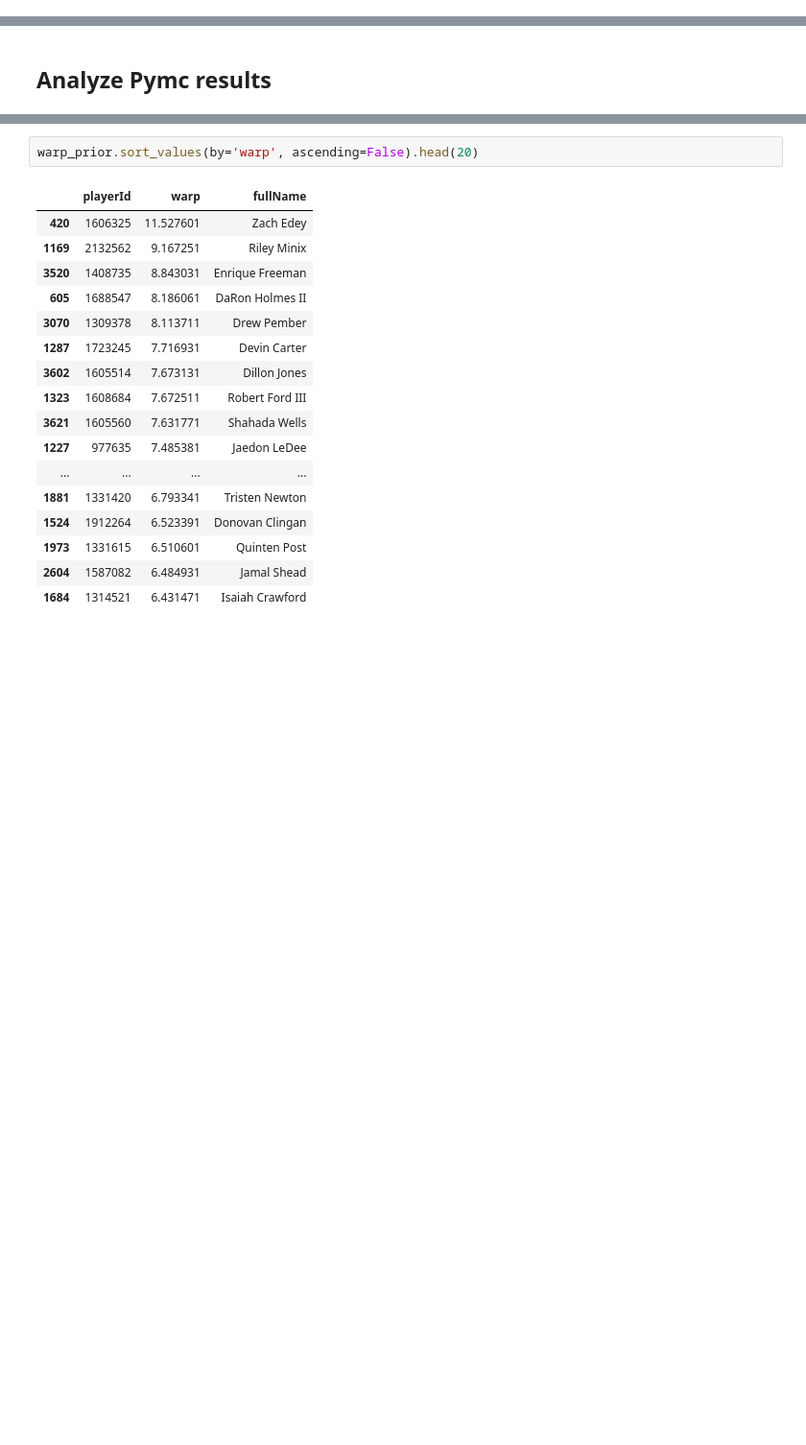
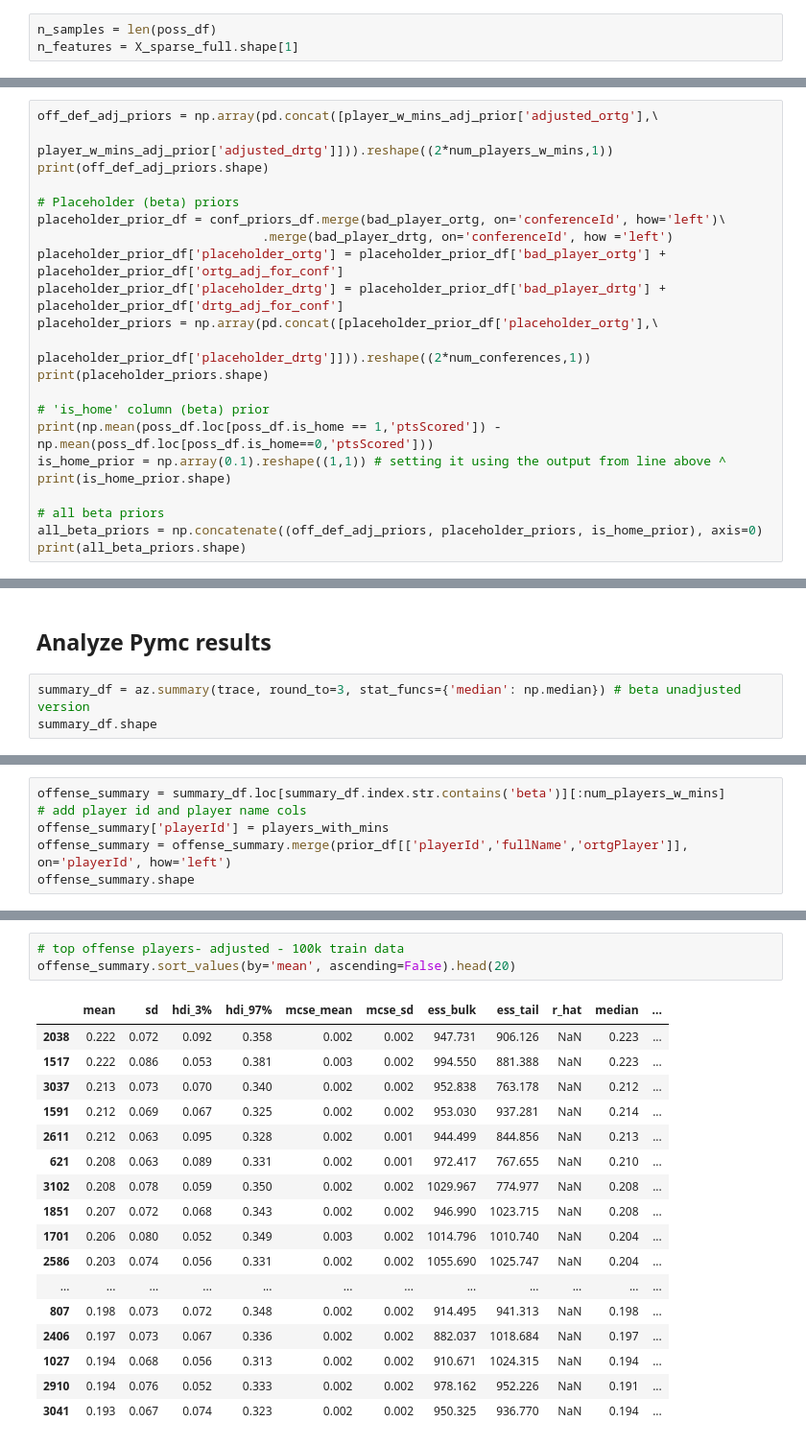
Before and after one commit to fshemaj/Machine-Learning-Project, a Jupyter notebook: CBB_RAPM/CBB_Rapm_Bayesian_Model.ipynb, the cells around one changed output, grey strips where cells are left out. Shown at 96% size. Saved outputs shown, nothing was run; the diff lists cells and outputs as text; blank space fills up the shorter version.

```diff
--- a/CBB_RAPM/CBB_Rapm_Bayesian_Model.ipynb
+++ b/CBB_RAPM/CBB_Rapm_Bayesian_Model.ipynb
@@ -2921,0 +3436,3 @@ poss_df = bq.query(poss_query).to_dataframe()
+# %%
+n_samples = len(poss_df)
+n_features = X_sparse_full.shape[1]
@@ -2921,0 +3503,22 @@ poss_df = bq.query(poss_query).to_dataframe()
+# %%
+off_def_adj_priors = np.array(pd.concat([player_w_mins_adj_prior['adjusted_ortg'],\
+                                     player_w_mins_adj_prior['adjusted_drtg']])).reshape((2*num_players_w_mins,1))
+print(off_def_adj_priors.shape)
+
+# Placeholder (beta) priors
+placeholder_prior_df = conf_priors_df.merge(bad_player_ortg, on='conferenceId', how='left')\
+                              .merge(bad_player_drtg, on='conferenceId', how ='left')
+placeholder_prior_df['placeholder_ortg'] = placeholder_prior_df['bad_player_ortg'] + placeholder_prior_df['ortg_adj_for_conf']
+placeholder_prior_df['placeholder_drtg'] = placeholder_prior_df['bad_player_drtg'] + placeholder_prior_df['drtg_adj_for_conf']
+placeholder_priors = np.array(pd.concat([placeholder_prior_df['placeholder_ortg'],\
+                                     placeholder_prior_df['placeholder_drtg']])).reshape((2*num_conferences,1))
+print(placeholder_priors.shape)
+
+# 'is_home' column (beta) prior
+print(np.mean(poss_df.loc[poss_df.is_home == 1,'ptsScored']) - np.mean(poss_df.loc[poss_df.is_home==0,'ptsScored']))
+is_home_prior = np.array(0.1).reshape((1,1)) # setting it using the output from line above ^
+print(is_home_prior.shape)
+
+# all beta priors
+all_beta_priors = np.concatenate((off_def_adj_priors, placeholder_priors, is_home_prior), axis=0)
+print(all_beta_priors.shape)
@@ -2922,2 +3696,5 @@ poss_df = bq.query(poss_query).to_dataframe()
 # %% [markdown]
 ## Analyze Pymc results
+# %%
+summary_df = az.summary(trace, round_to=3, stat_funcs={'median': np.median}) # beta unadjusted version
+summary_df.shape
@@ -2923,0 +3704,6 @@ poss_df = bq.query(poss_query).to_dataframe()
+# %%
+offense_summary = summary_df.loc[summary_df.index.str.contains('beta')][:num_players_w_mins]
+# add player id and player name cols
+offense_summary['playerId'] = players_with_mins
+offense_summary = offense_summary.merge(prior_df[['playerId','fullName','ortgPlayer']], on='playerId', how='left')
+offense_summary.shape
@@ -2945,20 +3867,21 @@ offense_summary.sort_values(by='mean', ascending=False).head(20).merge(warp_prio
 # %%
-warp_prior.sort_values(by='warp', ascending=False).head(20)
+# top offense players- adjusted - 100k train data
+offense_summary.sort_values(by='mean', ascending=False).head(20)
 # %% [output]
-|  | playerId | warp | fullName |
-| 420 | 1606325 | 11.527601 | Zach Edey |
-| 1169 | 2132562 | 9.167251 | Riley Minix |
-| 3520 | 1408735 | 8.843031 | Enrique Freeman |
-| 605 | 1688547 | 8.186061 | DaRon Holmes II |
-| 3070 | 1309378 | 8.113711 | Drew Pember |
-| 1287 | 1723245 | 7.716931 | Devin Carter |
-| 3602 | 1605514 | 7.673131 | Dillon Jones |
-| 1323 | 1608684 | 7.672511 | Robert Ford III |
-| 3621 | 1605560 | 7.631771 | Shahada Wells |
-| 1227 | 977635 | 7.485381 | Jaedon LeDee |
-| ... | ... | ... | ... |
-| 1881 | 1331420 | 6.793341 | Tristen Newton |
-| 1524 | 1912264 | 6.523391 | Donovan Clingan |
-| 1973 | 1331615 | 6.510601 | Quinten Post |
-| 2604 | 1587082 | 6.484931 | Jamal Shead |
-| 1684 | 1314521 | 6.431471 | Isaiah Crawford |
+|  | mean | sd | hdi_3% | hdi_97% | mcse_mean | mcse_sd | ess_bulk | ess_tail | r_hat | median | ... |
+| 2038 | 0.222 | 0.072 | 0.092 | 0.358 | 0.002 | 0.002 | 947.731 | 906.126 | NaN | 0.223 | ... |
+| 1517 | 0.222 | 0.086 | 0.053 | 0.381 | 0.003 | 0.002 | 994.550 | 881.388 | NaN | 0.223 | ... |
+| 3037 | 0.213 | 0.073 | 0.070 | 0.340 | 0.002 | 0.002 | 952.838 | 763.178 | NaN | 0.212 | ... |
+| 1591 | 0.212 | 0.069 | 0.067 | 0.325 | 0.002 | 0.002 | 953.030 | 937.281 | NaN | 0.214 | ... |
+| 2611 | 0.212 | 0.063 | 0.095 | 0.328 | 0.002 | 0.001 | 944.499 | 844.856 | NaN | 0.213 | ... |
+| 621 | 0.208 | 0.063 | 0.089 | 0.331 | 0.002 | 0.001 | 972.417 | 767.655 | NaN | 0.210 | ... |
+| 3102 | 0.208 | 0.078 | 0.059 | 0.350 | 0.002 | 0.002 | 1029.967 | 774.977 | NaN | 0.208 | ... |
+| 1851 | 0.207 | 0.072 | 0.068 | 0.343 | 0.002 | 0.002 | 946.990 | 1023.715 | NaN | 0.208 | ... |
+| 1701 | 0.206 | 0.080 | 0.052 | 0.349 | 0.003 | 0.002 | 1014.796 | 1010.740 | NaN | 0.204 | ... |
+| 2586 | 0.203 | 0.074 | 0.056 | 0.331 | 0.002 | 0.002 | 1055.690 | 1025.747 | NaN | 0.204 | ... |
+| ... | ... | ... | ... | ... | ... | ... | ... | ... | ... | ... | ... |
+| 807 | 0.198 | 0.073 | 0.072 | 0.348 | 0.002 | 0.002 | 914.495 | 941.313 | NaN | 0.198 | ... |
+| 2406 | 0.197 | 0.073 | 0.067 | 0.336 | 0.002 | 0.002 | 882.037 | 1018.684 | NaN | 0.197 | ... |
+| 1027 | 0.194 | 0.068 | 0.056 | 0.313 | 0.002 | 0.002 | 910.671 | 1024.315 | NaN | 0.194 | ... |
+| 2910 | 0.194 | 0.076 | 0.052 | 0.333 | 0.002 | 0.002 | 978.162 | 952.226 | NaN | 0.191 | ... |
+| 3041 | 0.193 | 0.067 | 0.074 | 0.323 | 0.002 | 0.002 | 950.325 | 936.770 | NaN | 0.194 | ... |
```
Also changed, not shown: parts of 84 cells of this notebook.
